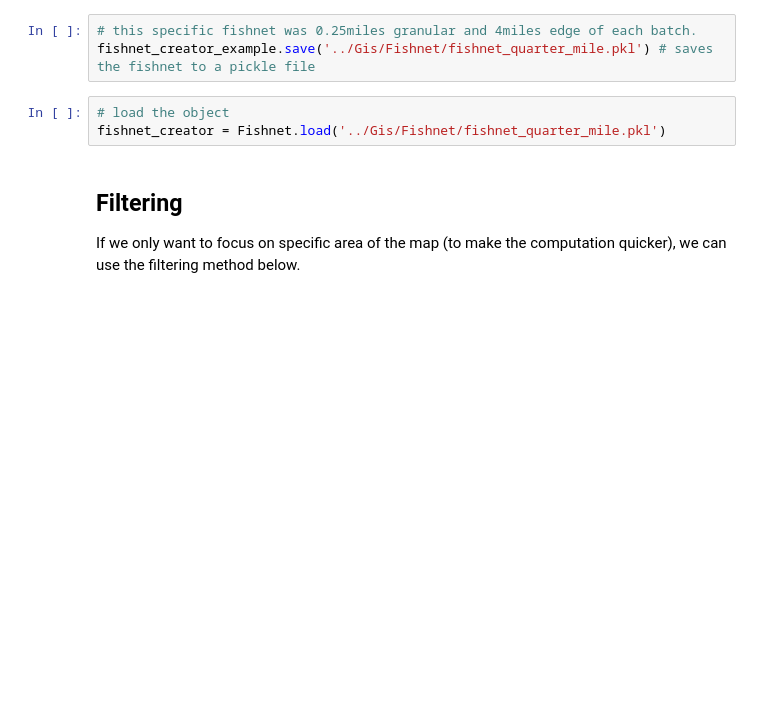
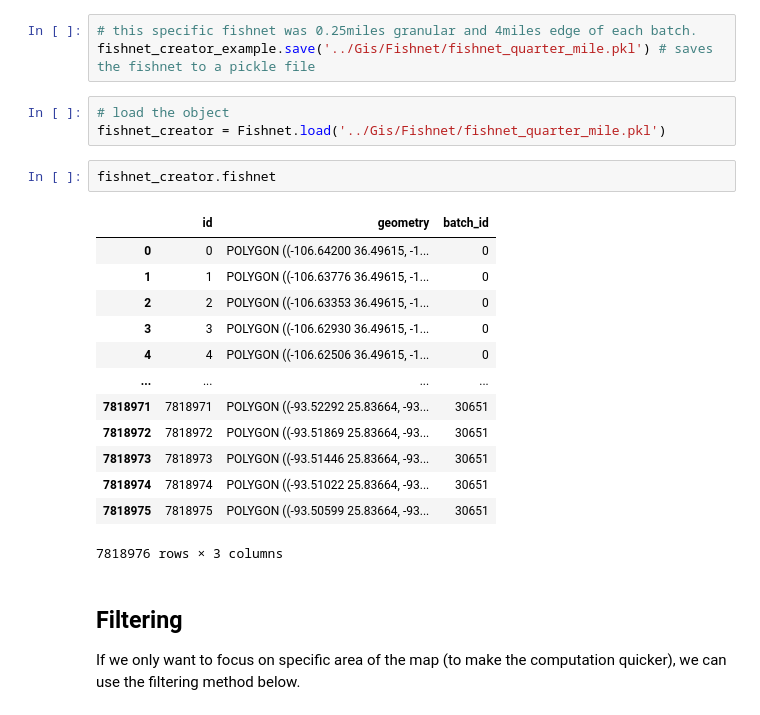
Before and after one commit to victor-radermecker/AdvancedLandCoverAnalytics-Pipeline, a Jupyter notebook: Google_Earth_Engine/dynamic-world-bulk-extraction.ipynb, the cells around one changed output. Drawn from its saved outputs; the diff is of its cells as text; blank space fills up the shorter version.

```diff
--- a/Google_Earth_Engine/dynamic-world-bulk-extraction.ipynb
+++ b/Google_Earth_Engine/dynamic-world-bulk-extraction.ipynb
@@ -60,6 +57,22 @@ fishnet_creator_example.save('../Gis/Fishnet/fishnet_quarter_mile.pkl') # saves
 # %%
 # load the object
 fishnet_creator = Fishnet.load('../Gis/Fishnet/fishnet_quarter_mile.pkl')
+# %%
+fishnet_creator.fishnet
+# %% [output]
+|  | id | geometry | batch_id |
+| 0 | 0 | POLYGON ((-106.64200 36.49615, -1... | 0 |
+| 1 | 1 | POLYGON ((-106.63776 36.49615, -1... | 0 |
+| 2 | 2 | POLYGON ((-106.63353 36.49615, -1... | 0 |
+| 3 | 3 | POLYGON ((-106.62930 36.49615, -1... | 0 |
+| 4 | 4 | POLYGON ((-106.62506 36.49615, -1... | 0 |
+| ... | ... | ... | ... |
+| 7818971 | 7818971 | POLYGON ((-93.52292 25.83664, -93... | 30651 |
+| 7818972 | 7818972 | POLYGON ((-93.51869 25.83664, -93... | 30651 |
+| 7818973 | 7818973 | POLYGON ((-93.51446 25.83664, -93... | 30651 |
+| 7818974 | 7818974 | POLYGON ((-93.51022 25.83664, -93... | 30651 |
+| 7818975 | 7818975 | POLYGON ((-93.50599 25.83664, -93... | 30651 |
+7818976 rows × 3 columns
 # %% [markdown]
 ## Filtering
 
```
Also changed, not shown: parts of 3 cells of this notebook, 2 other files.
